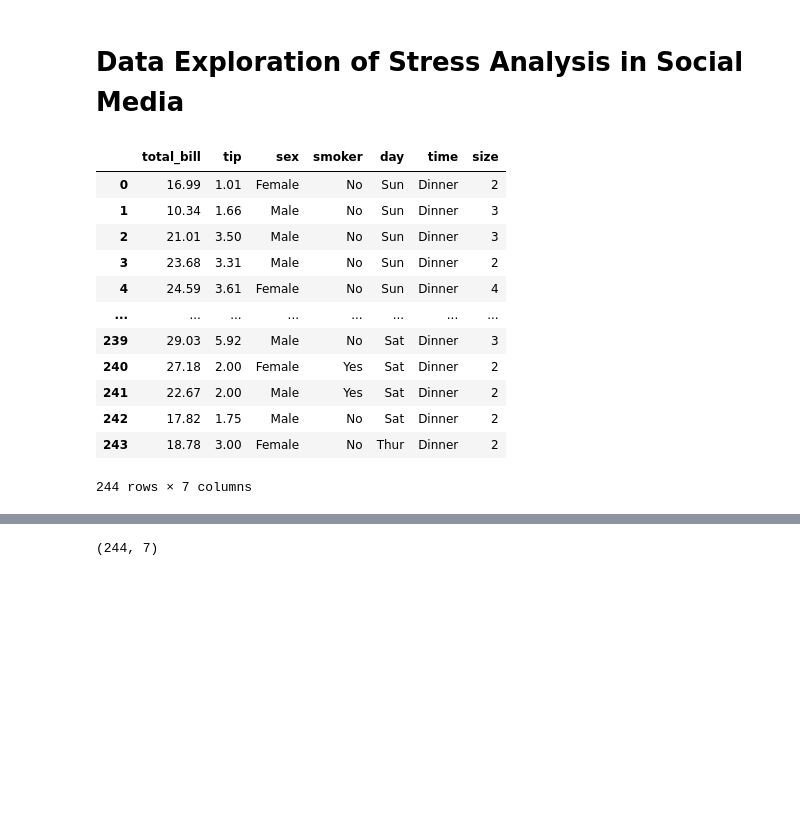
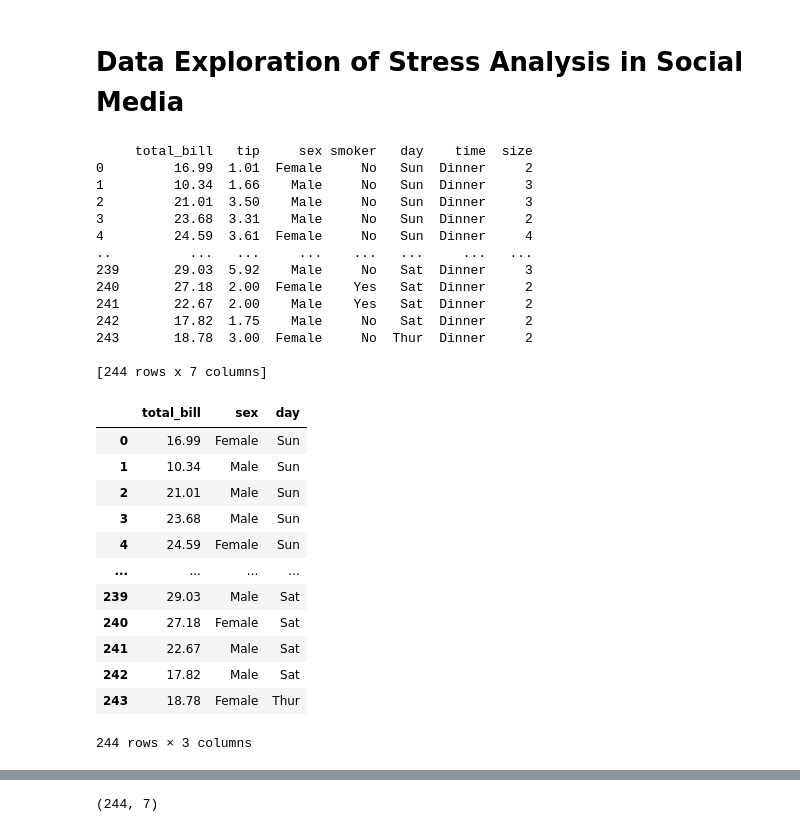
Before and after one commit to Magar-Bhuwan/Data-Science-ML, a Jupyter notebook: 2_Data_Science_ML/Tips Dataset Analysis/Tips Dataset.ipynb, the cells around one changed output, grey strips where cells are left out. Drawn from its saved outputs; the diff is of its cells as text; code cells hidden in the pictures; blank space fills up the shorter version.

```diff
--- a/2_Data_Science_ML/Tips Dataset Analysis/Tips Dataset.ipynb
+++ b/2_Data_Science_ML/Tips Dataset Analysis/Tips Dataset.ipynb
@@ -10,18 +10,35 @@ import matplotlib.pyplot as plt
 tips_data = pd.read_csv('tips.csv')
 # %%
 # show the data of csv file
-tips_data
+print(tips_data)
 # %% [output]
-|  | total_bill | tip | sex | smoker | day | time | size |
-| 0 | 16.99 | 1.01 | Female | No | Sun | Dinner | 2 |
-| 1 | 10.34 | 1.66 | Male | No | Sun | Dinner | 3 |
-| 2 | 21.01 | 3.50 | Male | No | Sun | Dinner | 3 |
-| 3 | 23.68 | 3.31 | Male | No | Sun | Dinner | 2 |
-| 4 | 24.59 | 3.61 | Female | No | Sun | Dinner | 4 |
-| ... | ... | ... | ... | ... | ... | ... | ... |
-| 239 | 29.03 | 5.92 | Male | No | Sat | Dinner | 3 |
-| 240 | 27.18 | 2.00 | Female | Yes | Sat | Dinner | 2 |
-| 241 | 22.67 | 2.00 | Male | Yes | Sat | Dinner | 2 |
-| 242 | 17.82 | 1.75 | Male | No | Sat | Dinner | 2 |
-| 243 | 18.78 | 3.00 | Female | No | Thur | Dinner | 2 |
-244 rows × 7 columns
+     total_bill   tip     sex smoker   day    time  size
+0         16.99  1.01  Female     No   Sun  Dinner     2
+1         10.34  1.66    Male     No   Sun  Dinner     3
+2         21.01  3.50    Male     No   Sun  Dinner     3
+3         23.68  3.31    Male     No   Sun  Dinner     2
+4         24.59  3.61  Female     No   Sun  Dinner     4
+..          ...   ...     ...    ...   ...     ...   ...
+239       29.03  5.92    Male     No   Sat  Dinner     3
+240       27.18  2.00  Female    Yes   Sat  Dinner     2
+241       22.67  2.00    Male    Yes   Sat  Dinner     2
+242       17.82  1.75    Male     No   Sat  Dinner     2
+243       18.78  3.00  Female     No  Thur  Dinner     2
+
+[244 rows x 7 columns]
+# %%
+tips_data[['total_bill', 'sex', 'day']]
+# %% [output]
+|  | total_bill | sex | day |
+| 0 | 16.99 | Female | Sun |
+| 1 | 10.34 | Male | Sun |
+| 2 | 21.01 | Male | Sun |
+| 3 | 23.68 | Male | Sun |
+| 4 | 24.59 | Female | Sun |
+| ... | ... | ... | ... |
+| 239 | 29.03 | Male | Sat |
+| 240 | 27.18 | Female | Sat |
+| 241 | 22.67 | Male | Sat |
+| 242 | 17.82 | Male | Sat |
+| 243 | 18.78 | Female | Thur |
+244 rows × 3 columns
```
Also changed, not shown: parts of 24 cells of this notebook, 2 other files.
